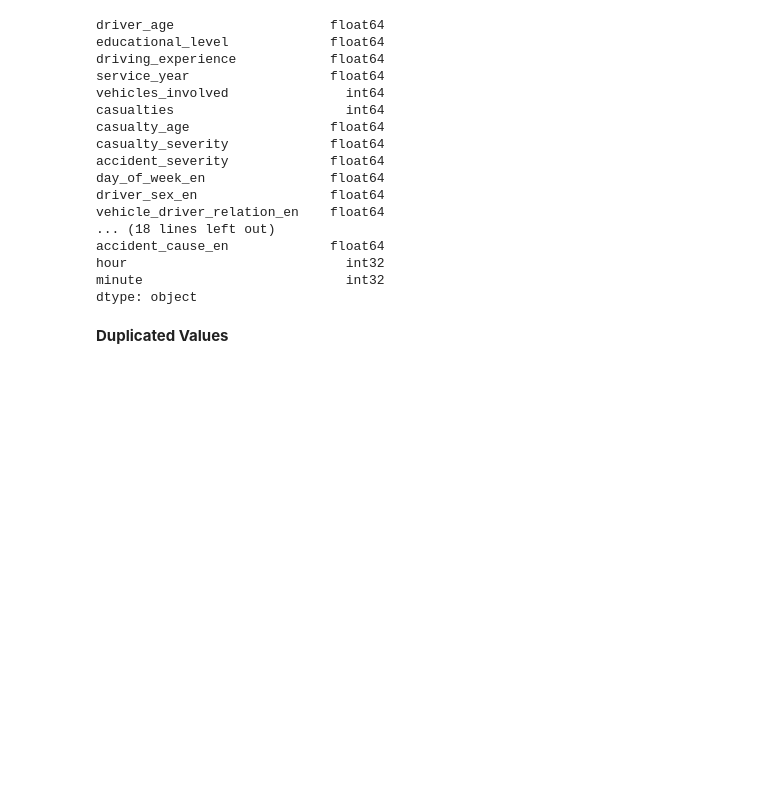
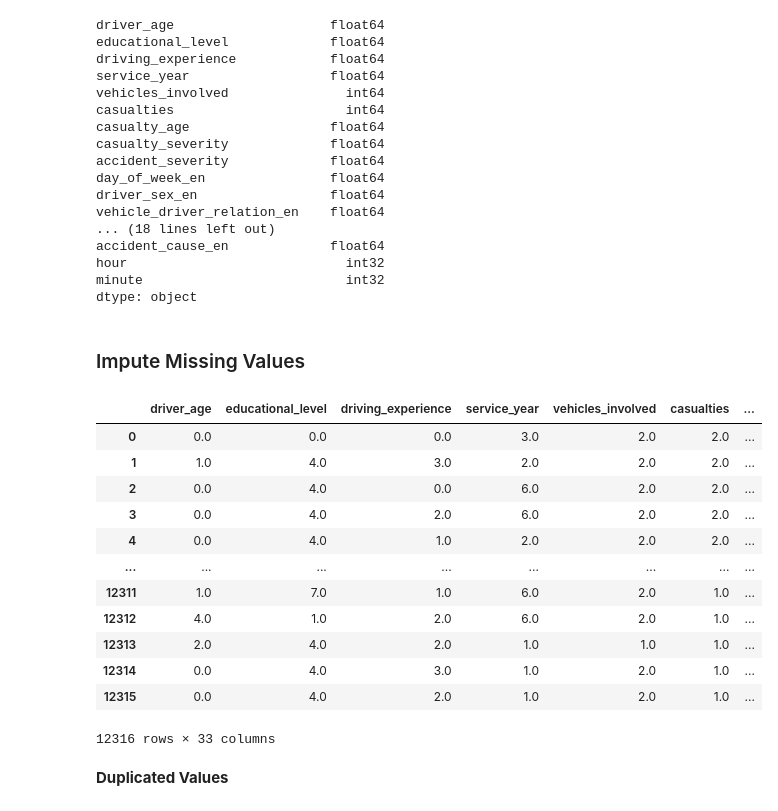
Before and after one commit to Teshager21/accident-analysis-addis_ababa, a Jupyter notebook: accident-analysis-addis_ababa.ipynb, the cells around one changed output. Drawn from its saved outputs; the diff is of its cells as text; code cells hidden in the pictures; blank space fills up the shorter version.

Commit message:
use iterative imputer using RF classifier as estimator

```diff
--- a/accident-analysis-addis_ababa.ipynb
+++ b/accident-analysis-addis_ababa.ipynb
@@ -330,6 +330,28 @@ accident_cause_en             float64
 hour                            int32
 minute                          int32
 dtype: object
+# %% [markdown]
+### Impute Missing Values
+# %%
+rf = RandomForestClassifier(n_estimators=50, max_depth=5, random_state=0)
+imputer = IterativeImputer(estimator=rf, random_state=0)
+imputed_data = imputer.fit_transform(df2)
+imputed_df = pd.DataFrame(imputed_data, columns=df2.columns)
+imputed_df
+# %% [output]
+|  | driver_age | educational_level | driving_experience | service_year | vehicles_involved | casualties | ... |
+| 0 | 0.0 | 0.0 | 0.0 | 3.0 | 2.0 | 2.0 | ... |
+| 1 | 1.0 | 4.0 | 3.0 | 2.0 | 2.0 | 2.0 | ... |
+| 2 | 0.0 | 4.0 | 0.0 | 6.0 | 2.0 | 2.0 | ... |
+| 3 | 0.0 | 4.0 | 2.0 | 6.0 | 2.0 | 2.0 | ... |
+| 4 | 0.0 | 4.0 | 1.0 | 2.0 | 2.0 | 2.0 | ... |
+| ... | ... | ... | ... | ... | ... | ... | ... |
+| 12311 | 1.0 | 7.0 | 1.0 | 6.0 | 2.0 | 1.0 | ... |
+| 12312 | 4.0 | 1.0 | 2.0 | 6.0 | 2.0 | 1.0 | ... |
+| 12313 | 2.0 | 4.0 | 2.0 | 1.0 | 1.0 | 1.0 | ... |
+| 12314 | 0.0 | 4.0 | 3.0 | 1.0 | 2.0 | 1.0 | ... |
+| 12315 | 0.0 | 4.0 | 2.0 | 1.0 | 2.0 | 1.0 | ... |
+12316 rows × 33 columns
 # %% [markdown]
 <b>Duplicated Values</b>
 # %%
```
Also changed, not shown: 1 other file.
